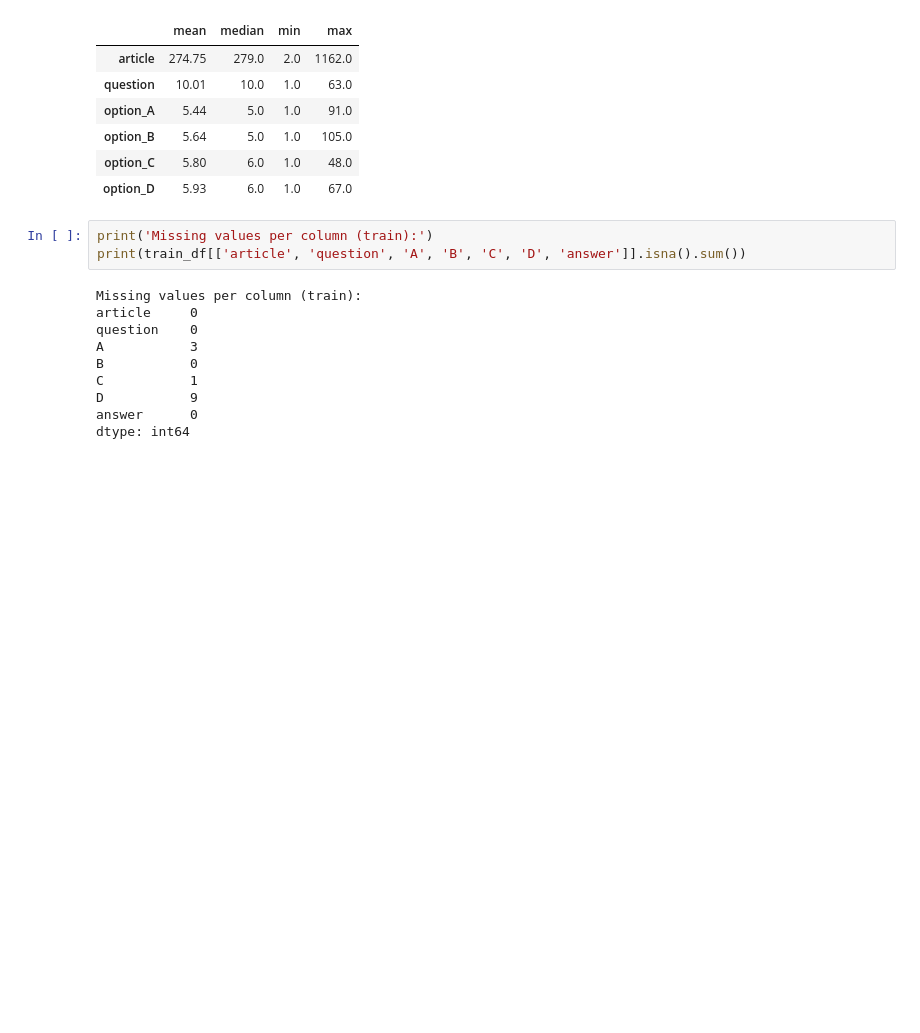
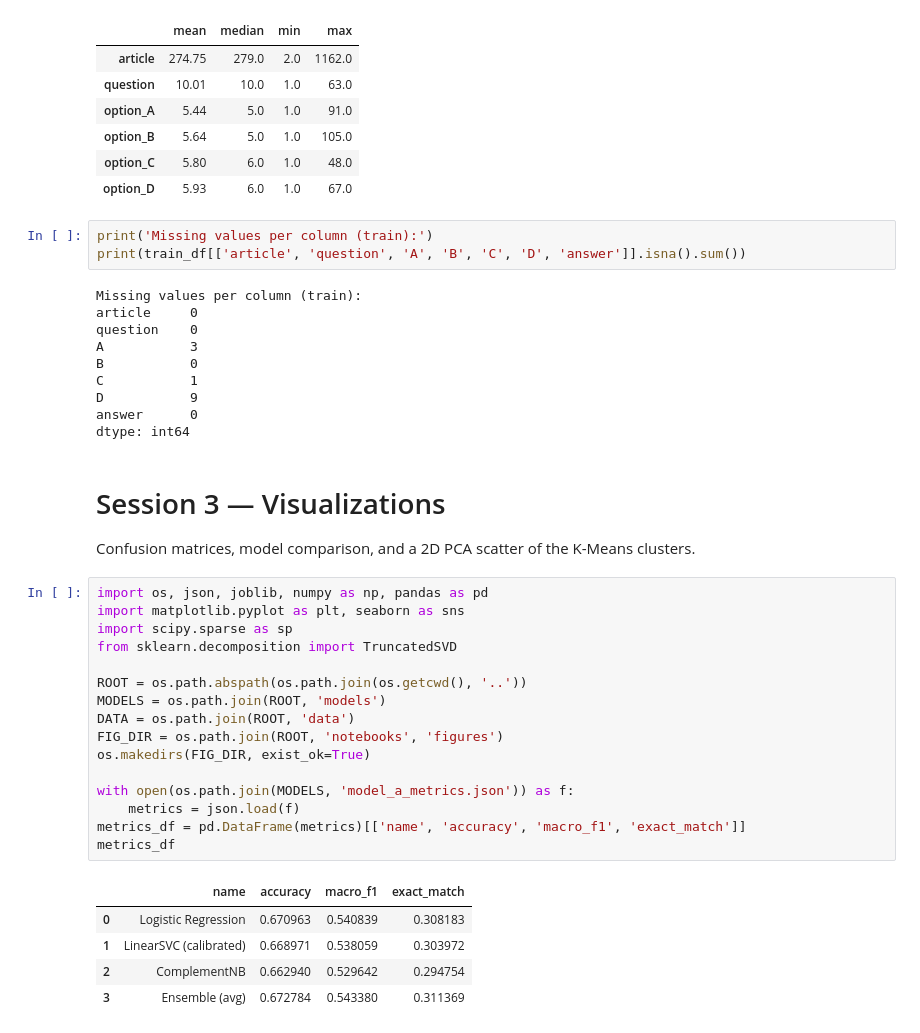
Before and after one commit to Hadeeed147/race-rc-project, a Jupyter notebook: notebooks/EDA.ipynb, the cells around one changed output. Drawn from its saved outputs; the diff is of its cells as text; blank space fills up the shorter version.

```diff
--- a/notebooks/EDA.ipynb
+++ b/notebooks/EDA.ipynb
@@ -166,3 +166,29 @@ C           1
 D           9
 answer      0
 dtype: int64
+# %% [markdown]
+<!-- session-3-visualizations -->
+# Session 3 — Visualizations
+Confusion matrices, model comparison, and a 2D PCA scatter of the K-Means clusters.
+# %%
+import os, json, joblib, numpy as np, pandas as pd
+import matplotlib.pyplot as plt, seaborn as sns
+import scipy.sparse as sp
+from sklearn.decomposition import TruncatedSVD
+
+ROOT = os.path.abspath(os.path.join(os.getcwd(), '..'))
+MODELS = os.path.join(ROOT, 'models')
+DATA = os.path.join(ROOT, 'data')
+FIG_DIR = os.path.join(ROOT, 'notebooks', 'figures')
+os.makedirs(FIG_DIR, exist_ok=True)
+
+with open(os.path.join(MODELS, 'model_a_metrics.json')) as f:
+    metrics = json.load(f)
+metrics_df = pd.DataFrame(metrics)[['name', 'accuracy', 'macro_f1', 'exact_match']]
+metrics_df
+# %% [output]
+|  | name | accuracy | macro_f1 | exact_match |
+| 0 | Logistic Regression | 0.670963 | 0.540839 | 0.308183 |
+| 1 | LinearSVC (calibrated) | 0.668971 | 0.538059 | 0.303972 |
+| 2 | ComplementNB | 0.662940 | 0.529642 | 0.294754 |
+| 3 | Ensemble (avg) | 0.672784 | 0.543380 | 0.311369 |
```
Also changed, not shown: parts of 9 cells of this notebook, 57 other files.
